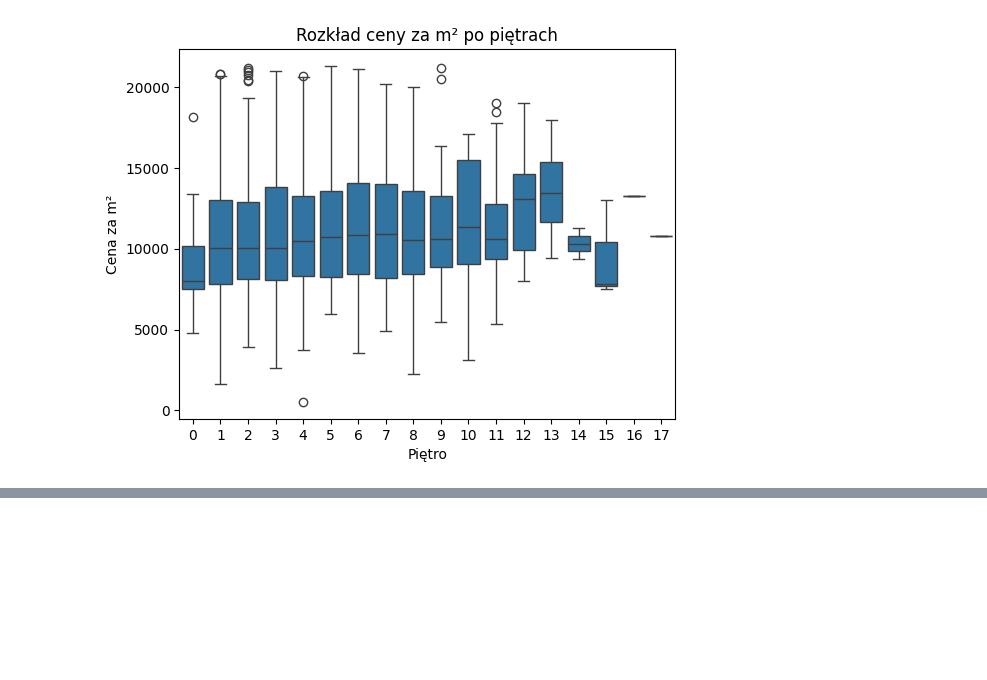
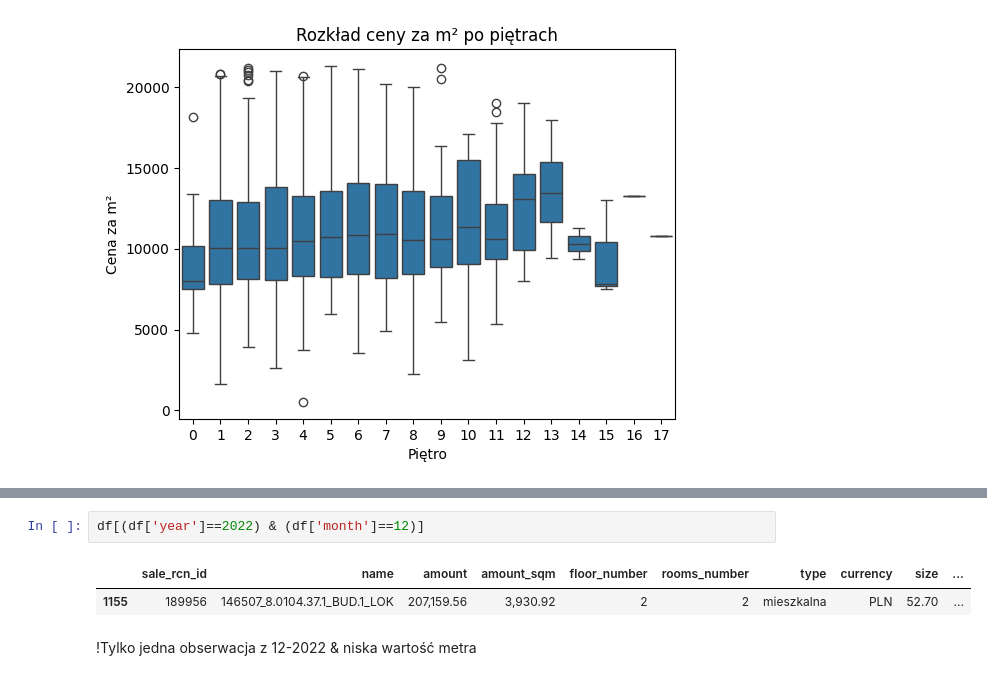
Before and after one commit to dokede/RCN, a Jupyter notebook: rcn.ipynb, the cells around one changed output, grey strips where cells are left out. Drawn from its saved outputs; the diff is of its cells as text; blank space fills up the shorter version.

```diff
--- a/rcn.ipynb
+++ b/rcn.ipynb
@@ -222,0 +261,7 @@ dtype: int64
+# %%
+df[(df['year']==2022) & (df['month']==12)]
+# %% [output]
+|  | sale_rcn_id | name | amount | amount_sqm | floor_number | rooms_number | type | currency | size | ... |
+| 1155 | 189956 | 146507_8.0104.37.1_BUD.1_LOK | 207,159.56 | 3,930.92 | 2 | 2 | mieszkalna | PLN | 52.70 | ... |
+# %% [markdown]
+!Tylko jedna obserwacja z 12-2022 & niska wartość metra
```
Also changed, not shown: parts of 10 cells of this notebook.
